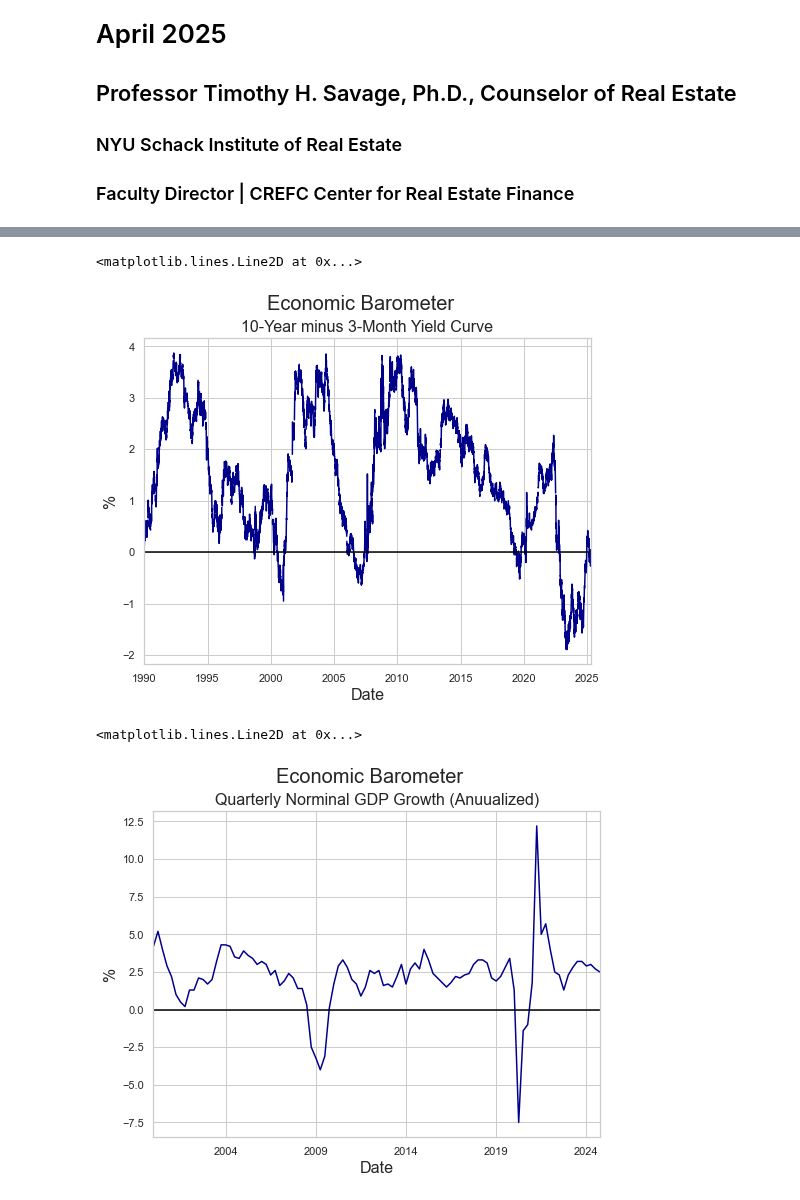
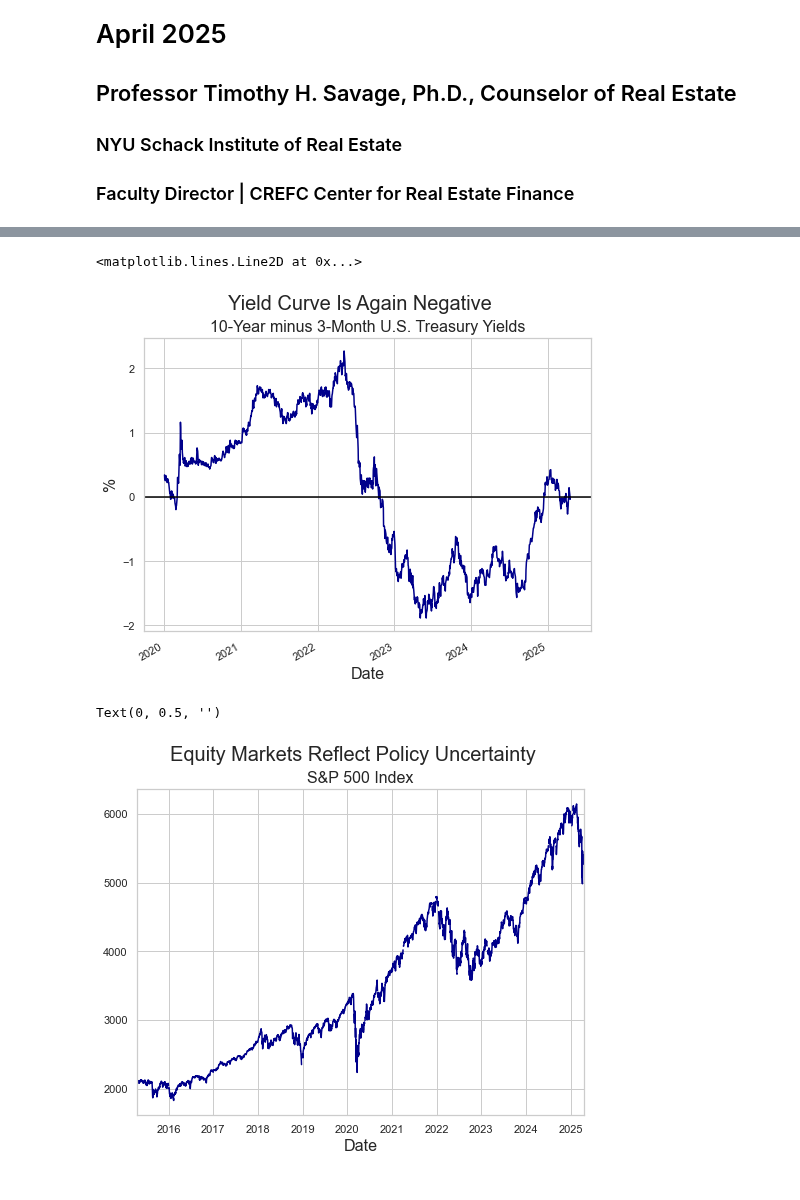
Before and after one commit to thsavage/Macroeconomic-Talking-Points, a Jupyter notebook: CURA Presentation April 2025.ipynb, the cells around one changed output, grey strips where cells are left out. Drawn from its saved outputs; the diff is of its cells as text; code cells hidden in the pictures.

```diff
--- a/CURA Presentation April 2025.ipynb
+++ b/CURA Presentation April 2025.ipynb
@@ -92,23 +91,22 @@ Text(0, 0.5, '%')
 # %%
-yield_curve = fred.get_series("T10Y3M", observation_start='1990-01-01')
+yield_curve = fred.get_series("T10Y3M", observation_start='2020-01-01').dropna()
 yield_curve.plot(color='darkblue', figsize=(8, 6))
-plt.suptitle('Economic Barometer', fontsize=20)
-plt.title('10-Year minus 3-Month Yield Curve', fontsize=16)
+plt.suptitle('Yield Curve Is Again Negative', fontsize=20)
+plt.title('10-Year minus 3-Month U.S. Treasury Yields', fontsize=16)
 plt.xlabel('Date', fontsize=16)
 plt.ylabel('%', fontsize=16)
 plt.axhline(0, color="black")
 # %% [output]
 <matplotlib.lines.Line2D at 0x...>
-[figure, old version]
+[figure, new version]
 # %%
-growth = fred.get_series("A191RO1Q156NBEA", observation_start='2000-01-01')
-growth.plot(color='darkblue', figsize=(8, 6))
-plt.suptitle('Economic Barometer', fontsize=20)
-plt.title('Quarterly Norminal GDP Growth (Anuualized)', fontsize=16)
+sp500 = fred.get_series("SP500", observation_start='2000-01-01')
+sp500.plot(color='darkblue', figsize=(8, 6))
+plt.suptitle('Equity Markets Reflect Policy Uncertainty', fontsize=20)
+plt.title('S&P 500 Index', fontsize=16)
 plt.xlabel('Date', fontsize=16)
-plt.ylabel('%', fontsize=16)
-plt.axhline(0, color='black')
+plt.ylabel('', fontsize=16)
 # %% [output]
-<matplotlib.lines.Line2D at 0x...>
+Text(0, 0.5, '')
-[figure, old version]
+[figure, new version]
 # %%
```
Also changed, not shown: parts of 30 cells of this notebook.
